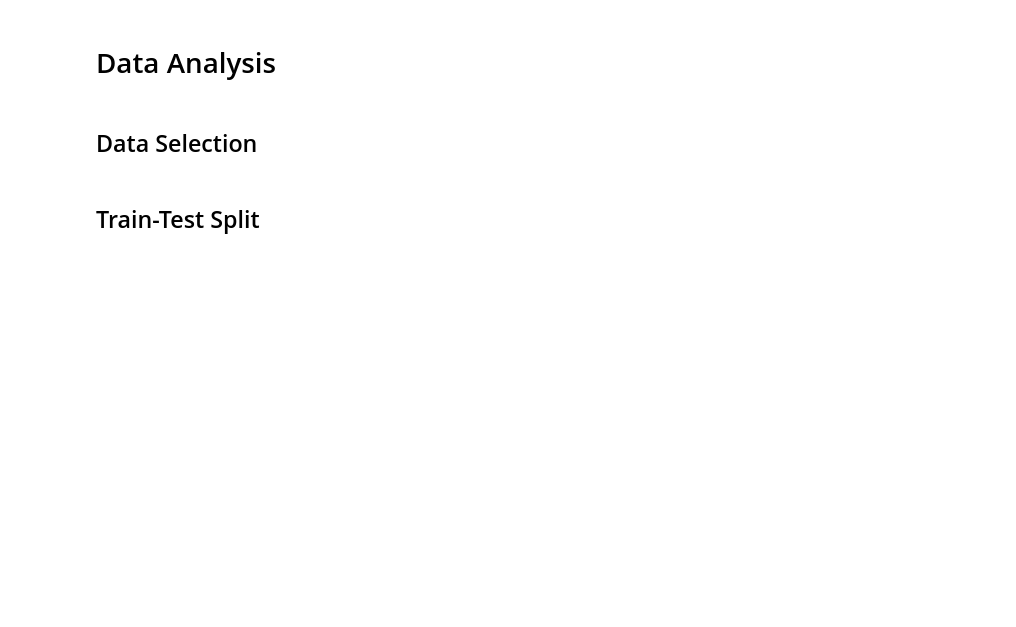
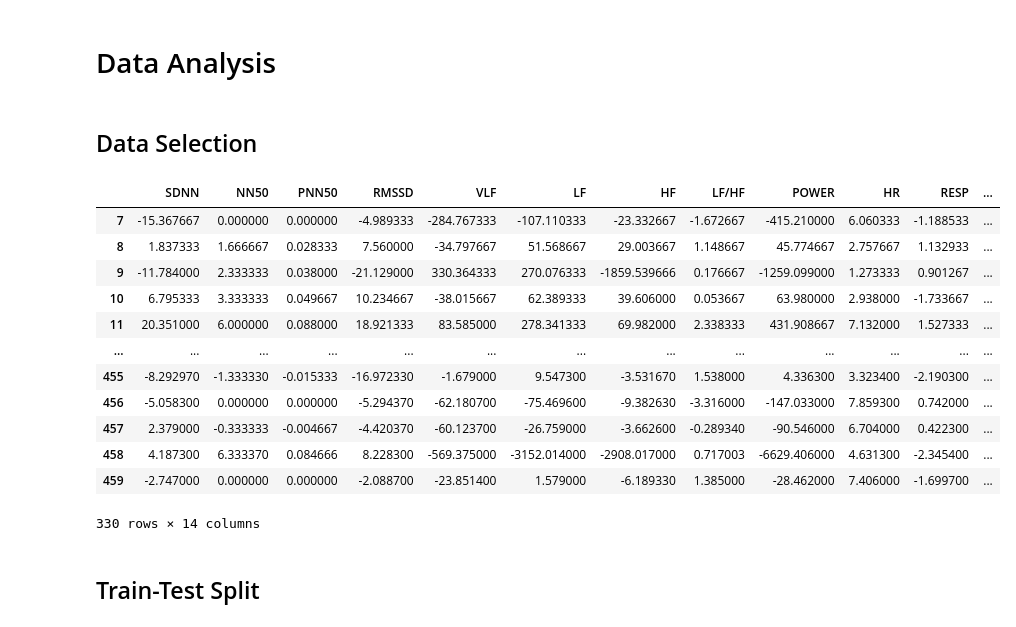
Before and after one commit to andrewyoo214/depression-pred, a Jupyter notebook: HRV_analysis.ipynb, the cells around one changed output. Saved outputs shown, nothing was run; the diff lists cells and outputs as text; code cells hidden in the pictures; blank space fills up the shorter version.

```diff
--- a/HRV_analysis.ipynb
+++ b/HRV_analysis.ipynb
@@ -287,4 +344,20 @@ g.map(plt.hist, 'gender', bins=20)
 # %%
 ## Generating dataset with y label on it.
 hrv_data = pd.concat([hrv_s_r_sub, hrv_disorder], axis=1)
+# %%
+hrv_data
+# %% [output]
+|  | SDNN | NN50 | PNN50 | RMSSD | VLF | LF | HF | LF/HF | POWER | HR | RESP | ... |
+| 7 | -15.367667 | 0.000000 | 0.000000 | -4.989333 | -284.767333 | -107.110333 | -23.332667 | -1.672667 | -415.210000 | 6.060333 | -1.188533 | ... |
+| 8 | 1.837333 | 1.666667 | 0.028333 | 7.560000 | -34.797667 | 51.568667 | 29.003667 | 1.148667 | 45.774667 | 2.757667 | 1.132933 | ... |
+| 9 | -11.784000 | 2.333333 | 0.038000 | -21.129000 | 330.364333 | 270.076333 | -1859.539666 | 0.176667 | -1259.099000 | 1.273333 | 0.901267 | ... |
+| 10 | 6.795333 | 3.333333 | 0.049667 | 10.234667 | -38.015667 | 62.389333 | 39.606000 | 0.053667 | 63.980000 | 2.938000 | -1.733667 | ... |
+| 11 | 20.351000 | 6.000000 | 0.088000 | 18.921333 | 83.585000 | 278.341333 | 69.982000 | 2.338333 | 431.908667 | 7.132000 | 1.527333 | ... |
+| ... | ... | ... | ... | ... | ... | ... | ... | ... | ... | ... | ... | ... |
+| 455 | -8.292970 | -1.333330 | -0.015333 | -16.972330 | -1.679000 | 9.547300 | -3.531670 | 1.538000 | 4.336300 | 3.323400 | -2.190300 | ... |
+| 456 | -5.058300 | 0.000000 | 0.000000 | -5.294370 | -62.180700 | -75.469600 | -9.382630 | -3.316000 | -147.033000 | 7.859300 | 0.742000 | ... |
+| 457 | 2.379000 | -0.333333 | -0.004667 | -4.420370 | -60.123700 | -26.759000 | -3.662600 | -0.289340 | -90.546000 | 6.704000 | 0.422300 | ... |
+| 458 | 4.187300 | 6.333370 | 0.084666 | 8.228300 | -569.375000 | -3152.014000 | -2908.017000 | 0.717003 | -6629.406000 | 4.631300 | -2.345400 | ... |
+| 459 | -2.747000 | 0.000000 | 0.000000 | -2.088700 | -23.851400 | 1.579000 | -6.189330 | 1.385000 | -28.462000 | 7.406000 | -1.699700 | ... |
+330 rows × 14 columns
 # %%
```
Also changed, not shown: parts of 34 cells of this notebook.
